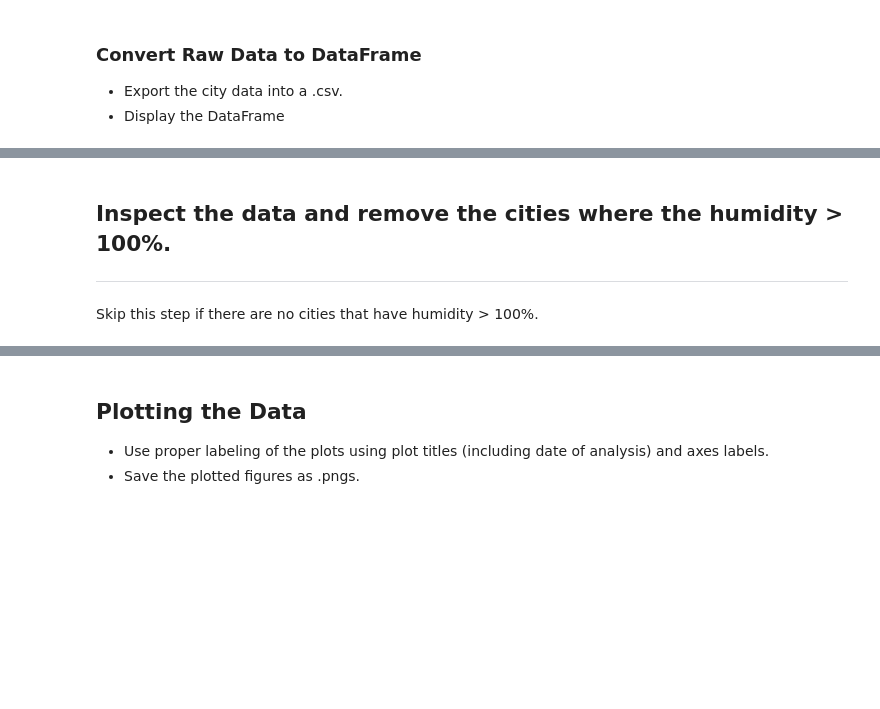
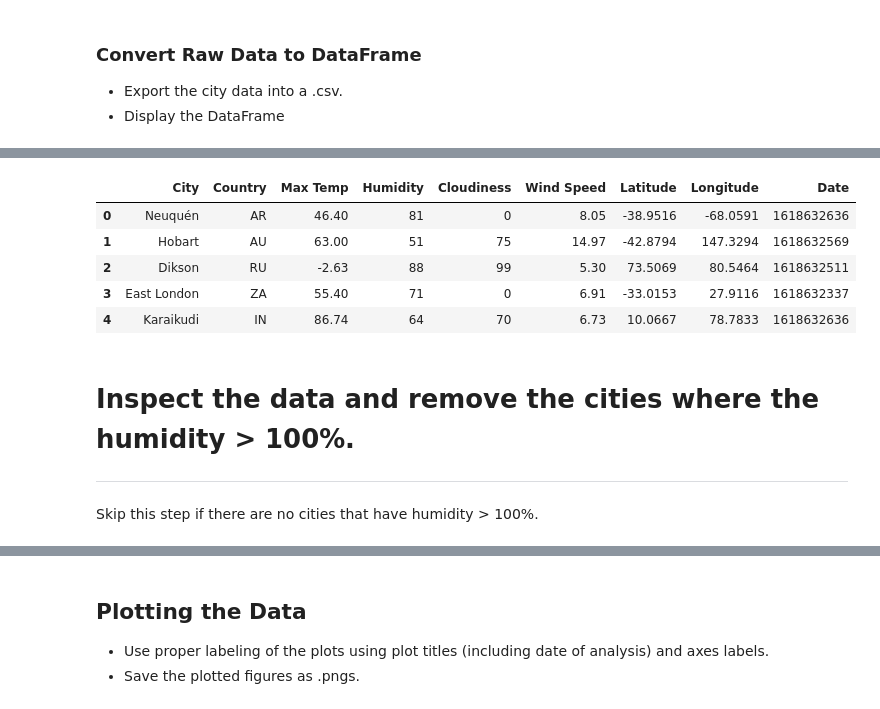
Before and after one commit to joshhopkins3/python-api-challenge, a Jupyter notebook: WeatherPy/WeatherPy.ipynb, the cells around one changed output, grey strips where cells are left out. Saved outputs shown, nothing was run; the diff lists cells and outputs as text; code cells hidden in the pictures; blank space fills up the shorter version.

```diff
--- a/WeatherPy/WeatherPy.ipynb
+++ b/WeatherPy/WeatherPy.ipynb
@@ -103,0 +135,11 @@ Data Retrieval Complete
+# %%
+city_weather = pd.DataFrame(city_info)
+
+city_weather.head()
+# %% [output]
+|  | City | Country | Max Temp | Humidity | Cloudiness | Wind Speed | Latitude | Longitude | Date |
+| 0 | Neuquén | AR | 46.40 | 81 | 0 | 8.05 | -38.9516 | -68.0591 | 1618632636 |
+| 1 | Hobart | AU | 63.00 | 51 | 75 | 14.97 | -42.8794 | 147.3294 | 1618632569 |
+| 2 | Dikson | RU | -2.63 | 88 | 99 | 5.30 | 73.5069 | 80.5464 | 1618632511 |
+| 3 | East London | ZA | 55.40 | 71 | 0 | 6.91 | -33.0153 | 27.9116 | 1618632337 |
+| 4 | Karaikudi | IN | 86.74 | 64 | 70 | 6.73 | 10.0667 | 78.7833 | 1618632636 |
@@ -104,4 +148,4 @@ Data Retrieval Complete
 # %% [markdown]
-## Inspect the data and remove the cities where the humidity > 100%.
+# Inspect the data and remove the cities where the humidity > 100%.
 ----
 Skip this step if there are no cities that have humidity > 100%.
```
Also changed, not shown: parts of 27 cells of this notebook, 3 other files.
